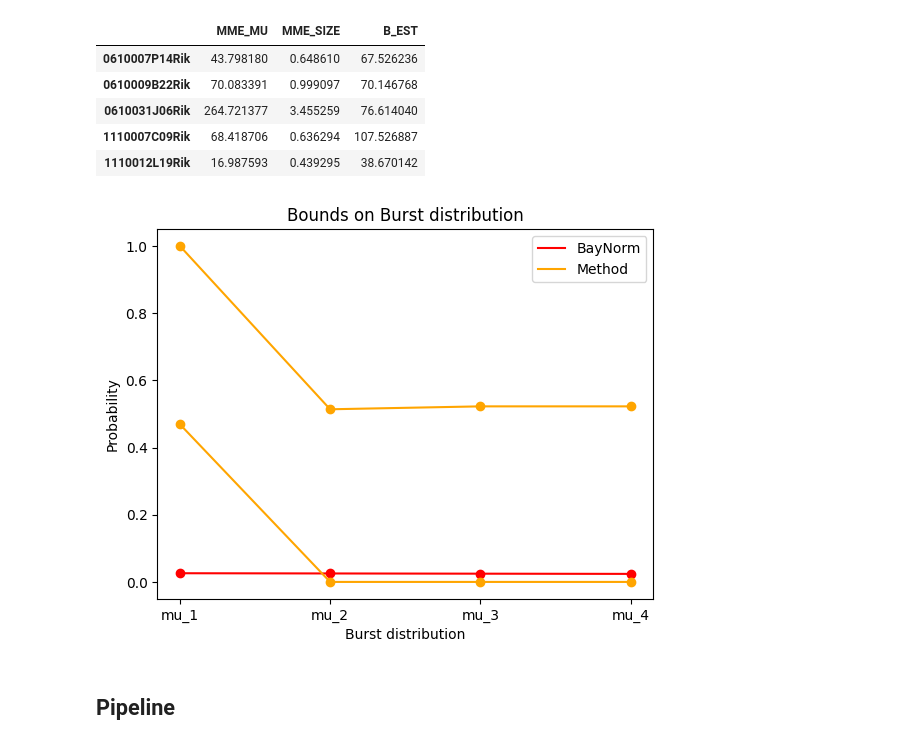
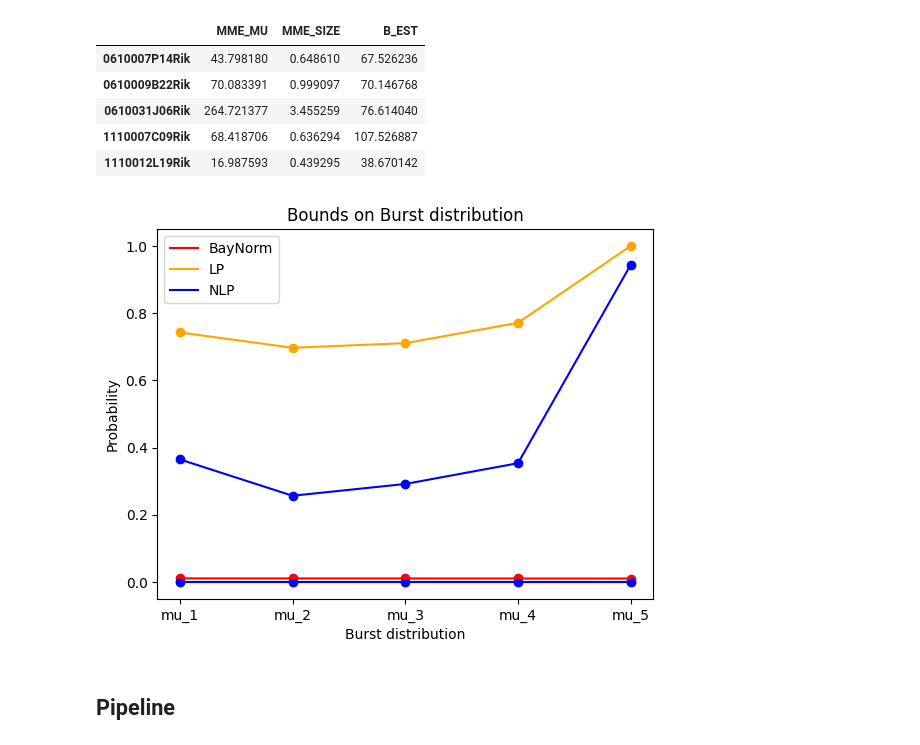
Before and after one commit to willjgh/M4R, a Jupyter notebook: results_analysis.ipynb, the cells around one changed output. Drawn from its saved outputs; the diff is of its cells as text; code cells hidden in the pictures.

Commit message:
Adjusted functions for NLP results datasets.

```diff
--- a/results_analysis.ipynb
+++ b/results_analysis.ipynb
@@ -79,3 +79,15 @@ LP_c57_mesc.head()
 | 3 | [1] | [0.7142857142857143, 0.9, optimal... | [0.7111111111111111, 1.0, optimal... | [0.0, 0.288888888888889, optimal,... | [0.0, 0.288888888888889, optimal,... | [0.0, 0.288888888888889, optimal,... | NaN | NaN | NaN | NaN | ... | ... |
 | 4 | [1] | [2.5999999999999996, 7.6666666666... | [0.0, 1.0, optimal, optimal] | [0.0, 1.0, optimal, optimal] | [0.0, 1.0, optimal, optimal] | [0.0, 1.0, optimal, optimal] | [0.0, 1.0, optimal, optimal] | [0.0, 1.0, optimal, optimal] | [0.0, 1.0, optimal, optimal] | NaN | ... | ... |
 5 rows × 121 columns
+# %%
+# converters
+labels_cast_concat = ['k1'] + [f'mu_{k}' for k in range(1, 141)]
+converters_cast_concat = {label: convert for label in labels_cast_concat}
+
+# load in datasets
+NLP_cast_concat = pd.read_csv(r"..\Final_data\NLP_cast_concat.csv", index_col="Unnamed: 0", converters=converters_cast_concat)
+
+# remove null values in k1 column
+# NLP_cast_concat[NLP_cast_concat['k1'].apply(type) == float]
+NLP_cast_concat.loc[NLP_cast_concat['k1'].apply(type) == float, 'k1'] = [[None, None] for x in range(13)]
+NLP_cast_concat.head()
@@ -125,7 +145,7 @@ prior_cast_concat.head()
 | 1110007C09Rik | 68.418706 | 0.636294 | 107.526887 |
 | 1110012L19Rik | 16.987593 | 0.439295 | 38.670142 |
 # %%
-def plot_dist(bounds, b_est=None, color="orange"):
+def plot_dist(bounds, b_est=None, color="orange", show=True, label="Method"):
     # drop k0 and k1 entries
     bounds = bounds[2:]
     # extract upper and lower bounds
@@ -146,7 +166,7 @@ def plot_dist(bounds, b_est=None, color="orange"):
     if b_est:
         plt.plot(labels, baynorm_est, color="red", label="BayNorm")
         plt.scatter(labels, baynorm_est, color="red")
-    plt.plot(labels, upper, color=color, label="Method")
+    plt.plot(labels, upper, color=color, label=label)
     plt.plot(labels, lower, color=color)
     plt.scatter(labels, upper, color=color)
     plt.scatter(labels, lower, color=color)
@@ -154,14 +174,17 @@ def plot_dist(bounds, b_est=None, color="orange"):
     plt.ylabel("Probability")
     plt.xlabel("Burst distribution")
     plt.legend()
-    plt.show()
+    if show:
+        plt.show()
 # %%
-i = 4
+i = 328
 result = LP_cast_concat.iloc[i]
+result_NLP = NLP_cast_concat.iloc[i]
 b_est = prior_cast_concat.iloc[i]['B_EST']
-plot_dist(result, b_est=b_est)
+plot_dist(result, b_est=b_est, label="LP", show=False)
+plot_dist(result_NLP, color="blue", label="NLP", show=True)
 # %% [output]
-[figure, old version]
+[figure, new version]
 # %% [markdown]
 ## Pipeline
 # %%
```
Also changed, not shown: parts of 4 cells of this notebook.
